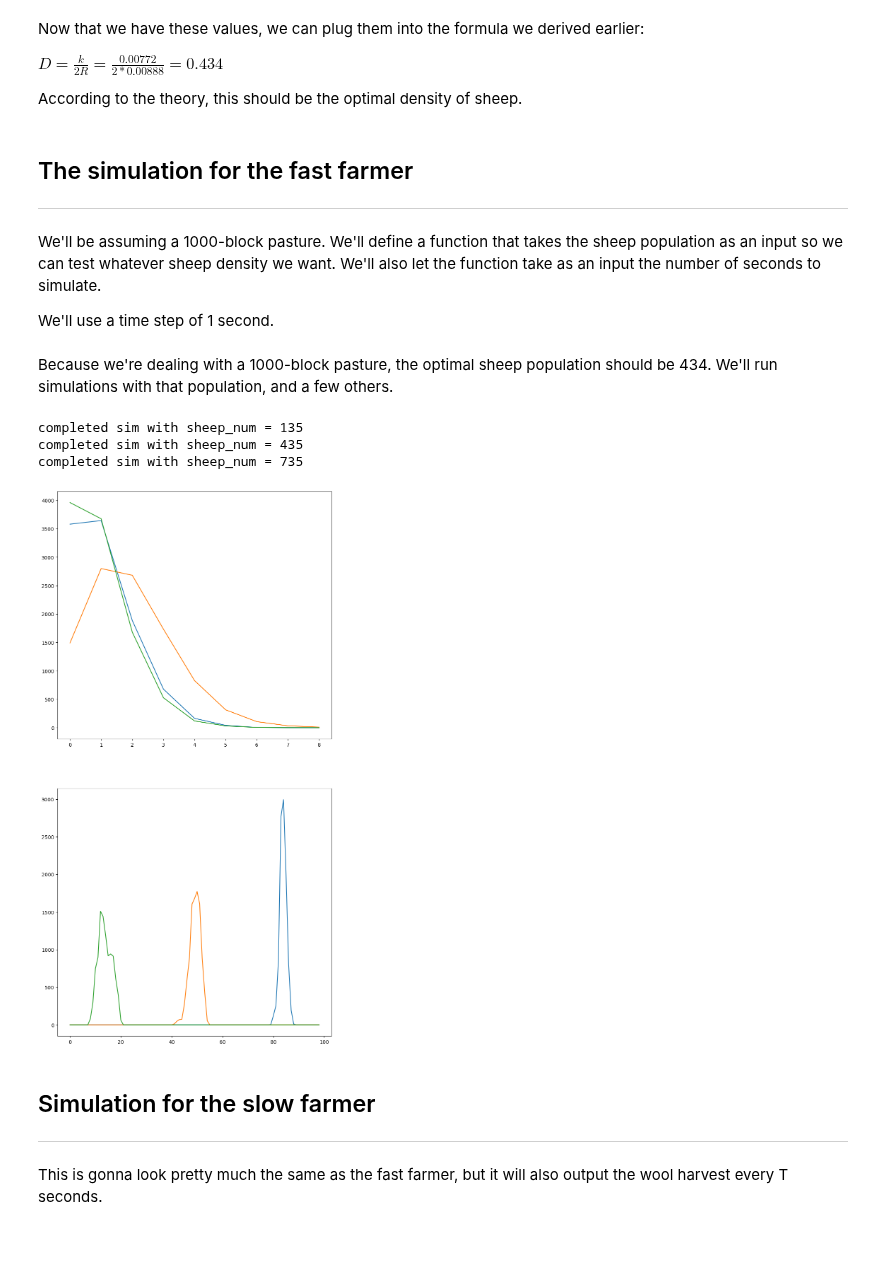
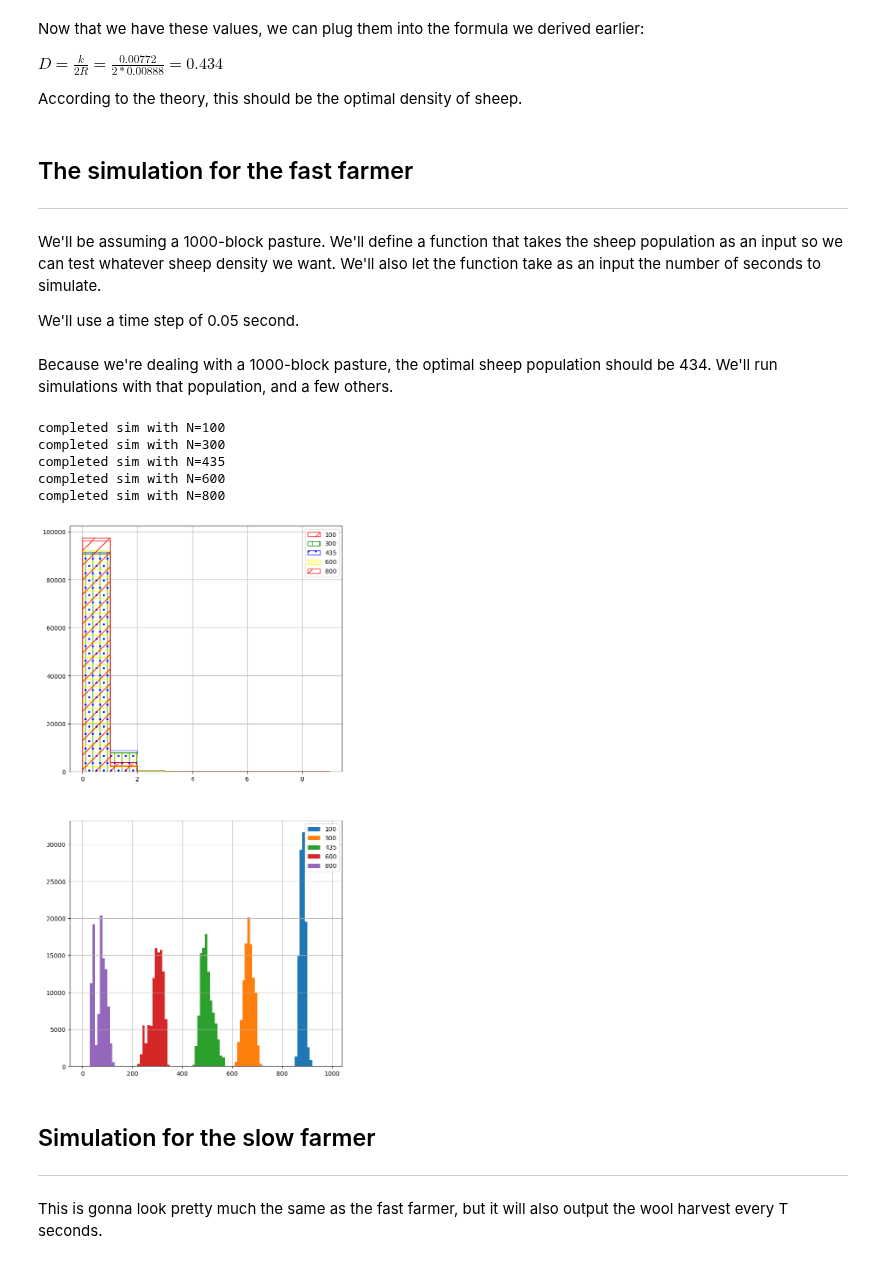
Before and after one commit to ELFREELAND/minecraft_sheep, a Jupyter notebook: monte_carlo_sim.ipynb, the cells around one changed output. Drawn from its saved outputs; the diff is of its cells as text; code cells hidden in the pictures.

```diff
--- a/monte_carlo_sim.ipynb
+++ b/monte_carlo_sim.ipynb
@@ -28,11 +28,12 @@ According to the theory, this should be the optimal density of sheep.
 ***
 We'll be assuming a 1000-block pasture. We'll define a function that takes the sheep population as an input so we can test whatever sheep density we want. We'll also let the function take as an input the number of seconds to simulate.
 
-We'll use a time step of 1 second.
+We'll use a time step of 0.05 second.
 # %%
 def monteCarloFF(sheep_num, iter):
 
-    AX_g = 1000 #the total number of grass blocks in the pasture - initially AX_g = A
+    #we'll start the pasture with the equilibrium grass population
+    AX_g = int(1000*(1 - sheep_num*R/(1000*K))) #the total number of grass blocks in the pasture
 
     eats_list = [] #how many blocks were eaten by sheep on each tick
     grass_list = [] #grass population of the pasture on each tick
@@ -40,37 +41,52 @@ def monteCarloFF(sheep_num, iter):
     for i in range(0, iter):
         #number of successful sheep eating attempts
         #binomial variate with success probability of R * grass fraction
-        eats = sp.stats.binom.rvs(sheep_num, AX_g/1000 * R)
+        eats = sp.stats.binom.rvs(sheep_num, AX_g/1000 * R * 0.05)
         AX_g -= eats
 
         #grass growth
-        AX_g += sp.stats.binom.rvs(AX_g, K * (1 - AX_g/1000))
+        AX_g += sp.stats.binom.rvs(AX_g, K * (1 - AX_g/1000) * 0.05)
 
         eats_list.append(eats)
         grass_list.append(AX_g)
+    print("completed sim with N={0}".format(sheep_num))
     return np.array(eats_list), np.array(grass_list)
 # %% [markdown]
 Because we're dealing with a 1000-block pasture, the optimal sheep population should be 434. We'll run simulations with that population, and a few others.
 # %%
-iters = 20000
+iters = 100000
 
-f, axs = plt.subplots(nrows=2, ncols=1, figsize=(10,20))
+f, axs = plt.subplots(nrows=2, ncols=1, figsize=(8,16))
 
-def monteCarloFFStats(sheep_num, iter, a_eats, a_grass):
+axs[0].set_prop_cycle(hatch=["/", "|", ".", "-"],
+                      color=["#ff0000", "008800", "0000ff", "ffff00"])
+
+def monteCarloFFStats(sheep_num, iter, a_eats=None, a_grass=None):
     eats, grass = monteCarloFF(sheep_num, iter)
-    print("completed sim with sheep_num = {0}".format(sheep_num))
-    a_eats.plot(np.histogram(eats[int(iter/2):iter-1], bins=np.arange(0,10))[0])
-    a_grass.plot(np.histogram(grass[int(iter/2):iter-1], bins=np.arange(0,1000,10))[0])
+    if a_eats != None:
+        a_eats.hist(eats, bins=np.arange(0,10), label=str(sheep_num), histtype="step")
+    if a_grass != None:
+        a_grass.hist(grass, bins=np.arange(0,1000,10), label=str(sheep_num))
+    return np.average(eats), np.std(eats), np.average(grass), np.std(grass)
 
-for i in [135, 435, 735]:
-    monteCarloFFStats(i, iters, axs[0], axs[1])
+res=[]
+
+for i in [100, 300, 435, 600, 800]:
+    res.append(monteCarloFFStats(i, iters, a_eats=axs[0], a_grass=axs[1]))
+    axs[0].legend()
+    axs[1].legend()
+
+axs[0].grid(True)
+axs[1].grid(True)
 
 plt.show()
 # %% [output]
-completed sim with sheep_num = 135
-completed sim with sheep_num = 435
-completed sim with sheep_num = 735
+completed sim with N=100
+completed sim with N=300
+completed sim with N=435
+completed sim with N=600
+completed sim with N=800
-[figure, old version]
+[figure, new version]
 # %% [markdown]
 ## Simulation for the slow farmer
 ***
```
Also changed, not shown: parts of 5 cells of this notebook, 8 other files.
